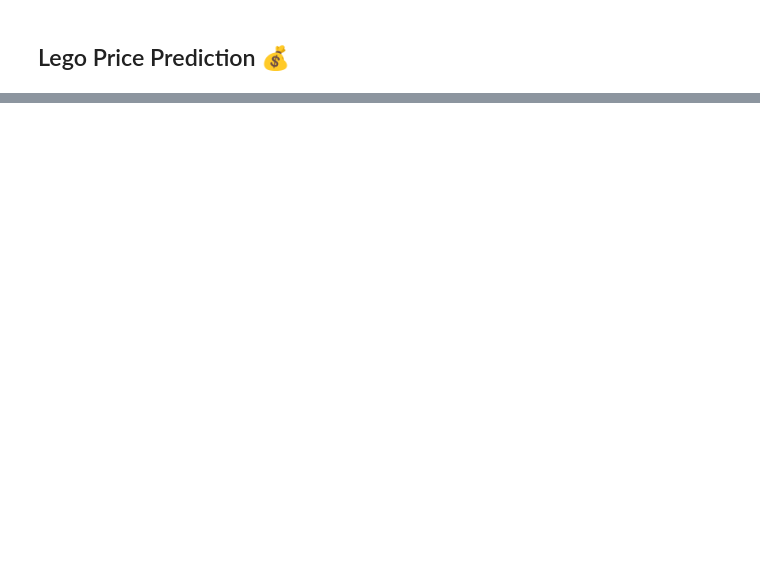
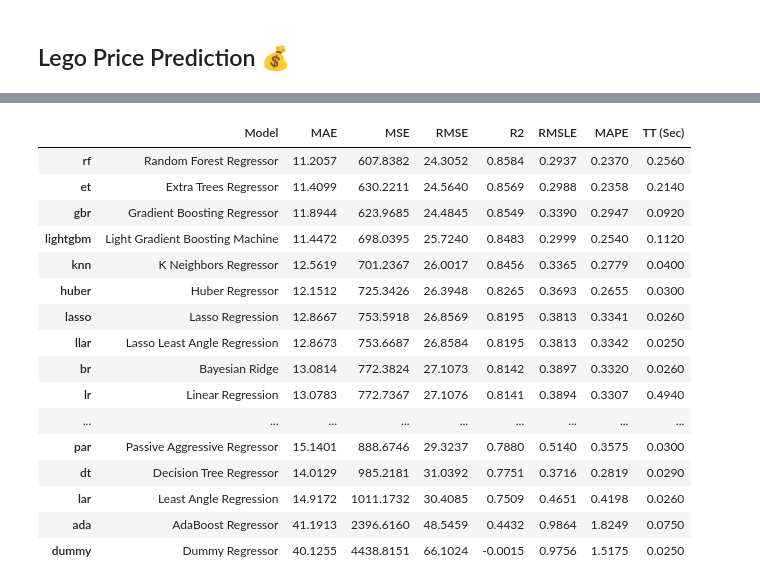
Before and after one commit to iwry1985/legotheque, a Jupyter notebook: data/prices_previsions_ml.ipynb, the cells around one changed output, grey strips where cells are left out. Cells and saved outputs as stored; diff of their text form; code cells hidden in the pictures; blank space fills up the shorter version.

```diff
--- a/data/prices_previsions_ml.ipynb
+++ b/data/prices_previsions_ml.ipynb
@@ -48,0 +192,3 @@ model.score(X, y)
+# %%
+best_model = compare_models()
+# %% [output]
@@ -48,0 +196,17 @@ model.score(X, y)
+|  | Model | MAE | MSE | RMSE | R2 | RMSLE | MAPE | TT (Sec) |
+| rf | Random Forest Regressor | 11.2057 | 607.8382 | 24.3052 | 0.8584 | 0.2937 | 0.2370 | 0.2560 |
+| et | Extra Trees Regressor | 11.4099 | 630.2211 | 24.5640 | 0.8569 | 0.2988 | 0.2358 | 0.2140 |
+| gbr | Gradient Boosting Regressor | 11.8944 | 623.9685 | 24.4845 | 0.8549 | 0.3390 | 0.2947 | 0.0920 |
+| lightgbm | Light Gradient Boosting Machine | 11.4472 | 698.0395 | 25.7240 | 0.8483 | 0.2999 | 0.2540 | 0.1120 |
+| knn | K Neighbors Regressor | 12.5619 | 701.2367 | 26.0017 | 0.8456 | 0.3365 | 0.2779 | 0.0400 |
+| huber | Huber Regressor | 12.1512 | 725.3426 | 26.3948 | 0.8265 | 0.3693 | 0.2655 | 0.0300 |
+| lasso | Lasso Regression | 12.8667 | 753.5918 | 26.8569 | 0.8195 | 0.3813 | 0.3341 | 0.0260 |
+| llar | Lasso Least Angle Regression | 12.8673 | 753.6687 | 26.8584 | 0.8195 | 0.3813 | 0.3342 | 0.0250 |
+| br | Bayesian Ridge | 13.0814 | 772.3824 | 27.1073 | 0.8142 | 0.3897 | 0.3320 | 0.0260 |
+| lr | Linear Regression | 13.0783 | 772.7367 | 27.1076 | 0.8141 | 0.3894 | 0.3307 | 0.4940 |
+| ... | ... | ... | ... | ... | ... | ... | ... | ... |
+| par | Passive Aggressive Regressor | 15.1401 | 888.6746 | 29.3237 | 0.7880 | 0.5140 | 0.3575 | 0.0300 |
+| dt | Decision Tree Regressor | 14.0129 | 985.2181 | 31.0392 | 0.7751 | 0.3716 | 0.2819 | 0.0290 |
+| lar | Least Angle Regression | 14.9172 | 1011.1732 | 30.4085 | 0.7509 | 0.4651 | 0.4198 | 0.0260 |
+| ada | AdaBoost Regressor | 41.1913 | 2396.6160 | 48.5459 | 0.4432 | 0.9864 | 1.8249 | 0.0750 |
+| dummy | Dummy Regressor | 40.1255 | 4438.8151 | 66.1024 | -0.0015 | 0.9756 | 1.5175 | 0.0250 |
```
Also changed, not shown: parts of 25 cells of this notebook, 23 other files.
